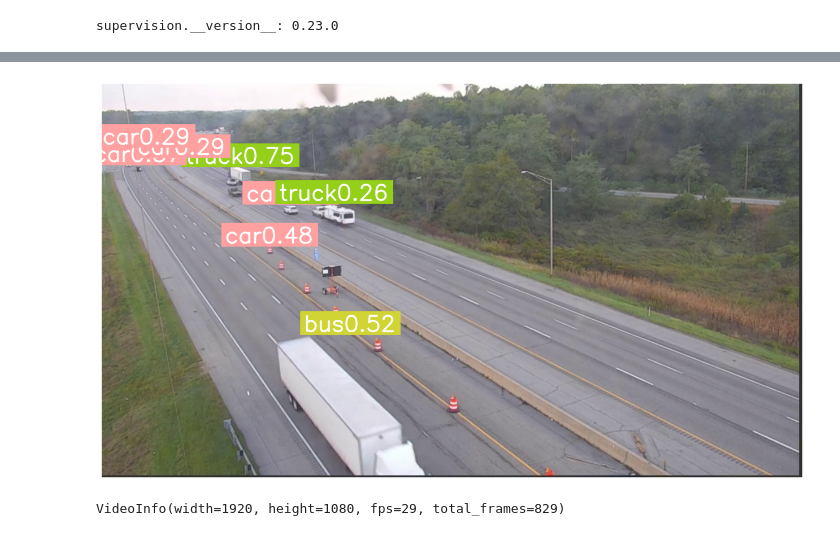
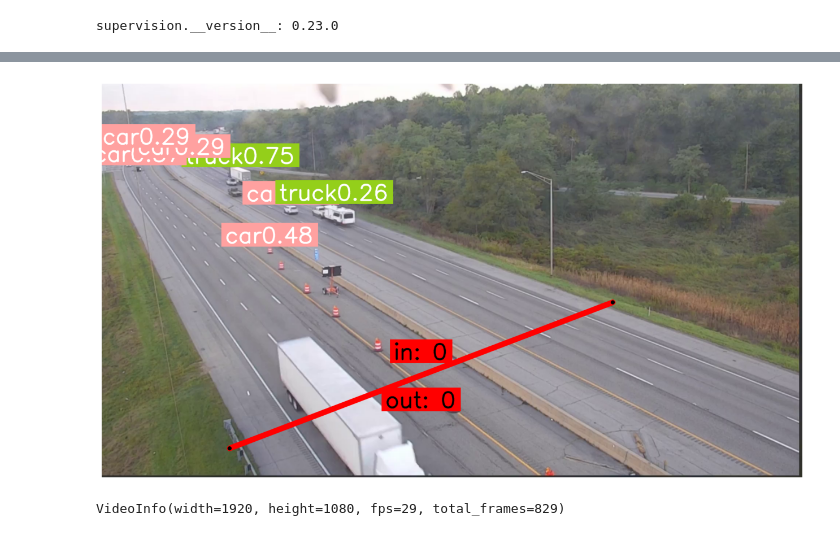
Before and after one commit to mltngpot/machine-vision, a Jupyter notebook: Traffic.ipynb, the cells around one changed output, grey strips where cells are left out. Cells and saved outputs as stored; diff of their text form; code cells hidden in the pictures.

```diff
--- a/Traffic.ipynb
+++ b/Traffic.ipynb
@@ -47,6 +47,6 @@ model.fuse()
 # dict mapping class_id to class_name
 CLASS_NAMES_DICT = model.model.names
 
-# class_ids of interest : car, motorcycle, bus, and truck
-selected_classes = [2, 3, 5, 7]
+# class_ids of interest : car, motorcycle, and truck
+selected_classes = [2, 3, 7]
 # %% [output]
@@ -62,37 +61,41 @@ import numpy as np
 
 # create frame generator
 generator = sv.get_video_frames_generator(SOURCE_VIDEO_PATH)
 # Note: since this tutorial, the API has changed, so I am changing some parts after reading API
 # create instance of LabelAnnotator
 label_annotator = sv.LabelAnnotator(text_thickness=4, text_scale=2, text_position=sv.Position.TOP_CENTER)
 # get first frame of the video
 iterator = iter(generator)
 frame = next(iterator)
 # model prediction on single frame and conversion to supervision Detections
 results = model(frame, verbose=False)[0]
 
 # convert to Detections
 detections = sv.Detections.from_ultralytics(results)
 # only consider class id from selected_classes from above
 detections = detections[np.isin(detections.class_id, selected_classes)]
 
 # format custom labels
 labels = [
     f'{CLASS_NAMES_DICT[class_id]}{confidence:0.2f}'
     for confidence, class_id in zip(detections.confidence, detections.class_id)
 ]
 
 # annotate and display frame
 anotated_frame = label_annotator.annotate(scene=frame, detections=detections, labels=labels)
 
 # settings for counting line
-LINE_START = sv.Point(50, 1500)
-LINE_END = sv.Point(3840-50, 1500)
+LINE_START = sv.Point(350, 1000)
+LINE_END = sv.Point(1400, 600)
+# create LineZone instance
+line_zone = sv.LineZone(start=LINE_START, end=LINE_END)
+# create LineZoneAnnotator instance
+line_zone_annotator = sv.LineZoneAnnotator(thickness=14, text_thickness=4, text_scale=2, color=sv.Color.RED)
 
 %matplotlib inline
-sv.plot_image(anotated_frame, (16,16))
+sv.plot_image(line_zone_annotator.annotate(anotated_frame, line_counter=line_zone), (16,16))
 # %% [output]
-[figure, old version]
+[figure, new version]
 # %%
 # output video path
 TARGET_VIDEO_PATH = f'{HOME}/vehicle-counting-results-with-counter.mp4'
```
Also changed, not shown: parts of 1 cell of this notebook.
